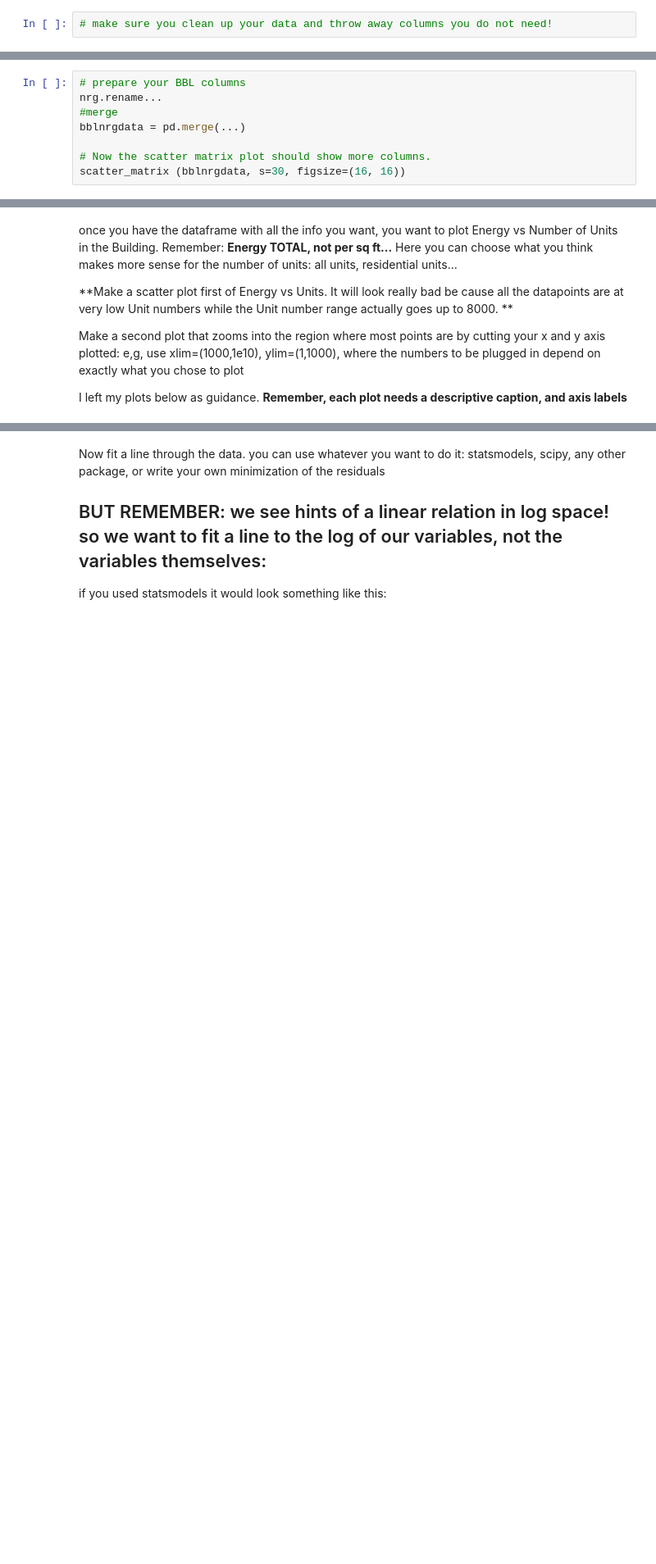
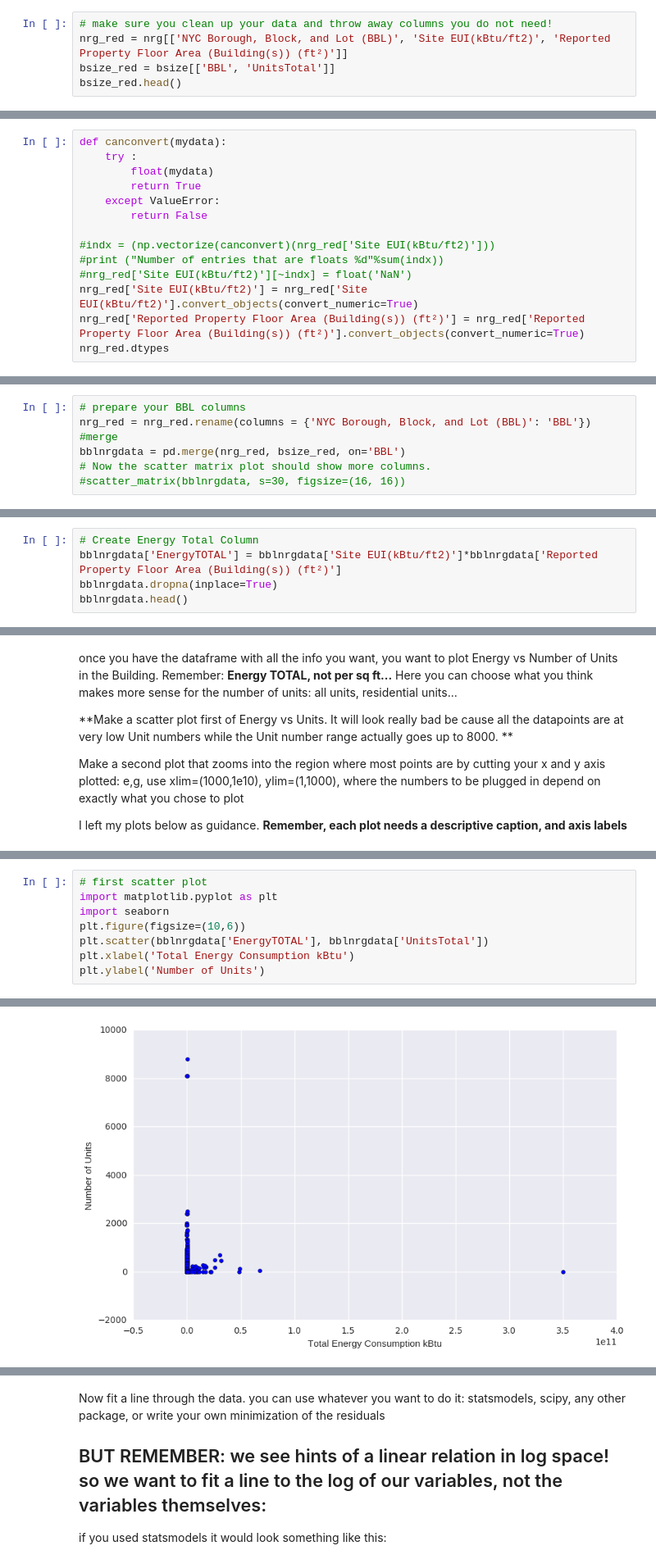
Before and after one commit to dfay88-zz/PUI2016_df1383, a Jupyter notebook: HW6_df1383/HW6_1_df1383.ipynb, the cells around one changed output, grey strips where cells are left out. Shown at 82% size. Saved outputs shown, nothing was run; the diff lists cells and outputs as text; blank space fills up the shorter version.

```diff
--- a/HW6_df1383/HW6_1_df1383.ipynb
+++ b/HW6_df1383/HW6_1_df1383.ipynb
@@ -91,3 +98,6 @@ Index(['APPBBL', 'APPDate', 'Address', 'AllZoning1', 'AllZoning2',
       dtype='object')
 # %%
 # make sure you clean up your data and throw away columns you do not need!
+nrg_red = nrg[['NYC Borough, Block, and Lot (BBL)', 'Site EUI(kBtu/ft2)', 'Reported Property Floor Area (Building(s)) (ft²)']]
+bsize_red = bsize[['BBL', 'UnitsTotal']]
+bsize_red.head()
@@ -129,0 +140,14 @@ def canconvert(mydata):
+# %%
+def canconvert(mydata):
+    try :
+        float(mydata)
+        return True
+    except ValueError:
+        return False
+
+#indx = (np.vectorize(canconvert)(nrg_red['Site EUI(kBtu/ft2)']))
+#print ("Number of entries that are floats %d"%sum(indx))
+#nrg_red['Site EUI(kBtu/ft2)'][~indx] = float('NaN')
+nrg_red['Site EUI(kBtu/ft2)'] = nrg_red['Site EUI(kBtu/ft2)'].convert_objects(convert_numeric=True)
+nrg_red['Reported Property Floor Area (Building(s)) (ft²)'] = nrg_red['Reported Property Floor Area (Building(s)) (ft²)'].convert_objects(convert_numeric=True)
+nrg_red.dtypes
@@ -160,9 +235,8 @@ See the caveats in the documentation: http://pandas.pydata.org/pandas-docs/stabl
 TO DO IT WE NEED A COMMON COLUMN: the building id BBL However the name of this variable (column) in the Energy dataset is 'NYC Borough, Block, and Lot (BBL)'. create a column 'BBL' in the nrg dataset to pass it to the 'on' keyword argument of the merge pandas method: pd.merge(..... on=['BBL']) will use the common column 'BBL' to join the information from the 2 datasets for each BBL value (check out the complete syntax!)
 # %%
 # prepare your BBL columns
-nrg.rename...
+nrg_red = nrg_red.rename(columns = {'NYC Borough, Block, and Lot (BBL)': 'BBL'})
 #merge
-bblnrgdata = pd.merge(...)
-
+bblnrgdata = pd.merge(nrg_red, bsize_red, on='BBL')
 # Now the scatter matrix plot should show more columns.
-scatter_matrix (bblnrgdata, s=30, figsize=(16, 16))
+#scatter_matrix(bblnrgdata, s=30, figsize=(16, 16))
@@ -168,0 +260,5 @@ scatter_matrix (bblnrgdata, s=30, figsize=(16, 16))
+# %%
+# Create Energy Total Column
+bblnrgdata['EnergyTOTAL'] = bblnrgdata['Site EUI(kBtu/ft2)']*bblnrgdata['Reported Property Floor Area (Building(s)) (ft²)']
+bblnrgdata.dropna(inplace=True)
+bblnrgdata.head()
@@ -189,0 +281,9 @@ Text(0,0.5,'number of units')
+# %%
+# first scatter plot
+import matplotlib.pyplot as plt
+import seaborn
+plt.figure(figsize=(10,6))
+plt.scatter(bblnrgdata['EnergyTOTAL'], bblnrgdata['UnitsTotal'])
+plt.xlabel('Total Energy Consumption kBtu')
+plt.ylabel('Number of Units')
+# %% [output]
@@ -189,0 +291 @@ Text(0,0.5,'number of units')
+[figure, added]
```
Also changed, not shown: parts of 43 cells of this notebook, 1 other file.
